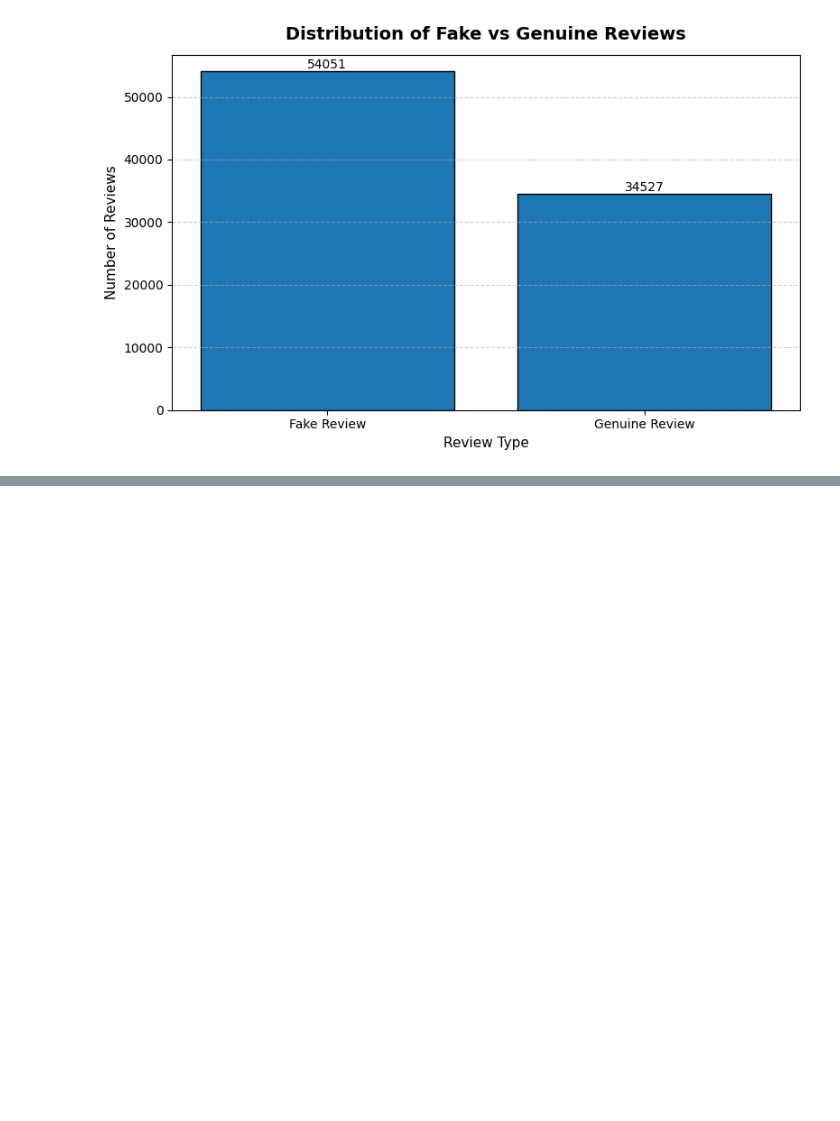
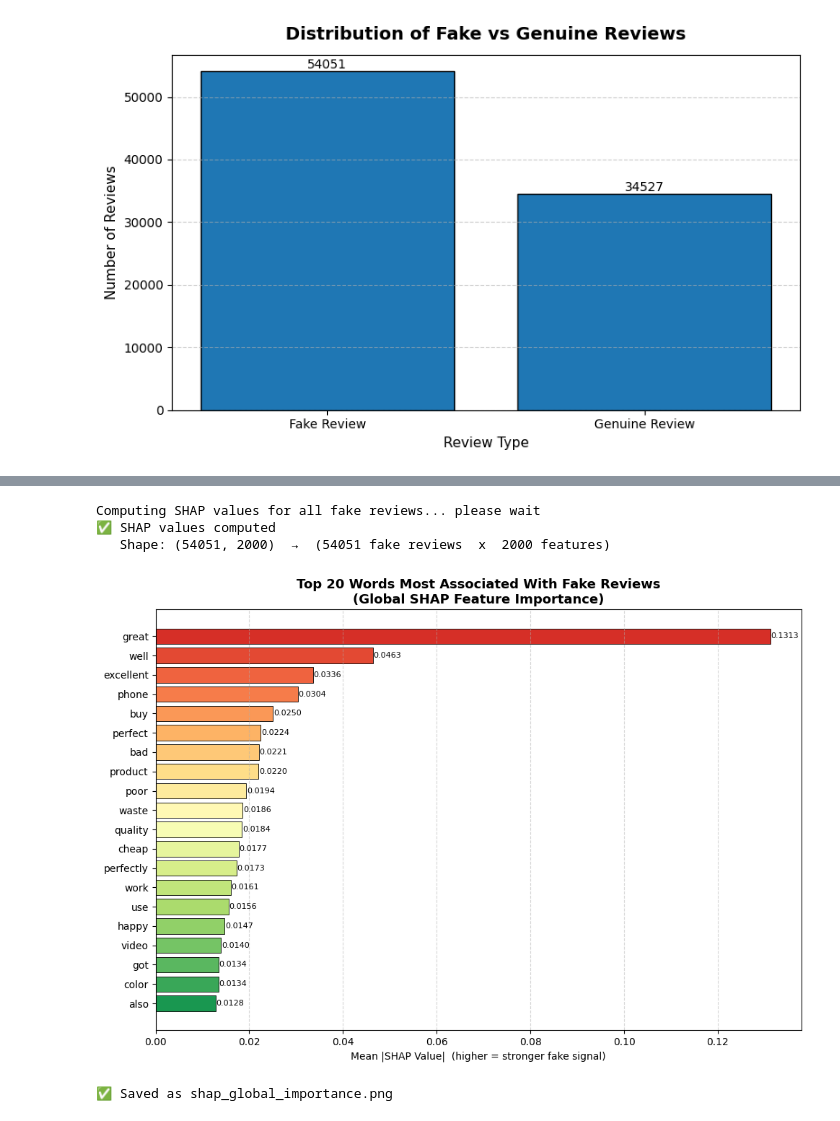
Before and after one commit to DeeptanshuPal/Fake-Product-Review-Monitoring, a Jupyter notebook: LSA_Reviews_new.ipynb, the cells around one changed output, grey strips where cells are left out. Drawn from its saved outputs; the diff is of its cells as text; code cells hidden in the pictures; blank space fills up the shorter version.

```diff
--- a/LSA_Reviews_new.ipynb
+++ b/LSA_Reviews_new.ipynb
@@ -340,0 +356,6 @@ df[["prediction_label", "confidence"]].head()
+# %%
+## [A3] Get nearest neighbors for each review
+distances, indices = nn_model.kneighbors(X_lsa)
+
+# Sanity check shapes
+distances.shape, indices.shape
@@ -377,0 +1458,51 @@ plt.show()
+# %%
+# Get TF-IDF vectors for all fake reviews
+X_fake_tfidf = X_tfidf[df["prediction"] == 1]
+
+# Compute SHAP values (this may take 1-2 minutes)
+print("Computing SHAP values for all fake reviews... please wait")
+shap_values = explainer.shap_values(X_fake_tfidf)
+
+# Get feature names (the words from TF-IDF vocabulary)
+feature_names = tfidfModel.get_feature_names()
+
+print(f"✅ SHAP values computed")
+print(f"   Shape: {shap_values.shape}  →  ({len(fake_reviews_df)} fake reviews  x  {len(feature_names)} features)")
+# %% [output]
+Computing SHAP values for all fake reviews... please wait
+✅ SHAP values computed
+   Shape: (54051, 2000)  →  (54051 fake reviews  x  2000 features)
+# %%
+import numpy as np
+import matplotlib.pyplot as plt
+
+# Average absolute SHAP value per feature across all fake reviews
+mean_shap = np.abs(shap_values).mean(axis=0)
+
+# Get top 20 most important words
+top_n = 20
+top_indices = np.argsort(mean_shap)[::-1][:top_n]
+top_words   = [feature_names[i] for i in top_indices]
+top_scores  = [mean_shap[i]     for i in top_indices]
+
+# Plot
+fig, ax = plt.subplots(figsize=(10, 7))
+colors = plt.cm.RdYlGn_r(np.linspace(0.1, 0.9, top_n))
+bars = ax.barh(top_words[::-1], top_scores[::-1], color=colors, edgecolor="black", linewidth=0.6)
+
+ax.set_title("Top 20 Words Most Associated With Fake Reviews\n(Global SHAP Feature Importance)",
+             fontsize=13, fontweight="bold")
+ax.set_xlabel("Mean |SHAP Value|  (higher = stronger fake signal)", fontsize=10)
+ax.grid(axis="x", linestyle="--", alpha=0.5)
+
+for bar, score in zip(bars, top_scores[::-1]):
+    ax.text(bar.get_width() + 0.0001, bar.get_y() + bar.get_height()/2,
+            f"{score:.4f}", va="center", fontsize=8)
+
+plt.tight_layout()
+plt.savefig("shap_global_importance.png", dpi=150, bbox_inches="tight")
+plt.show()
+print("✅ Saved as shap_global_importance.png")
+# %% [output]
+[figure, added]
+✅ Saved as shap_global_importance.png
```
Also changed, not shown: parts of 49 cells of this notebook, 9 other files.
